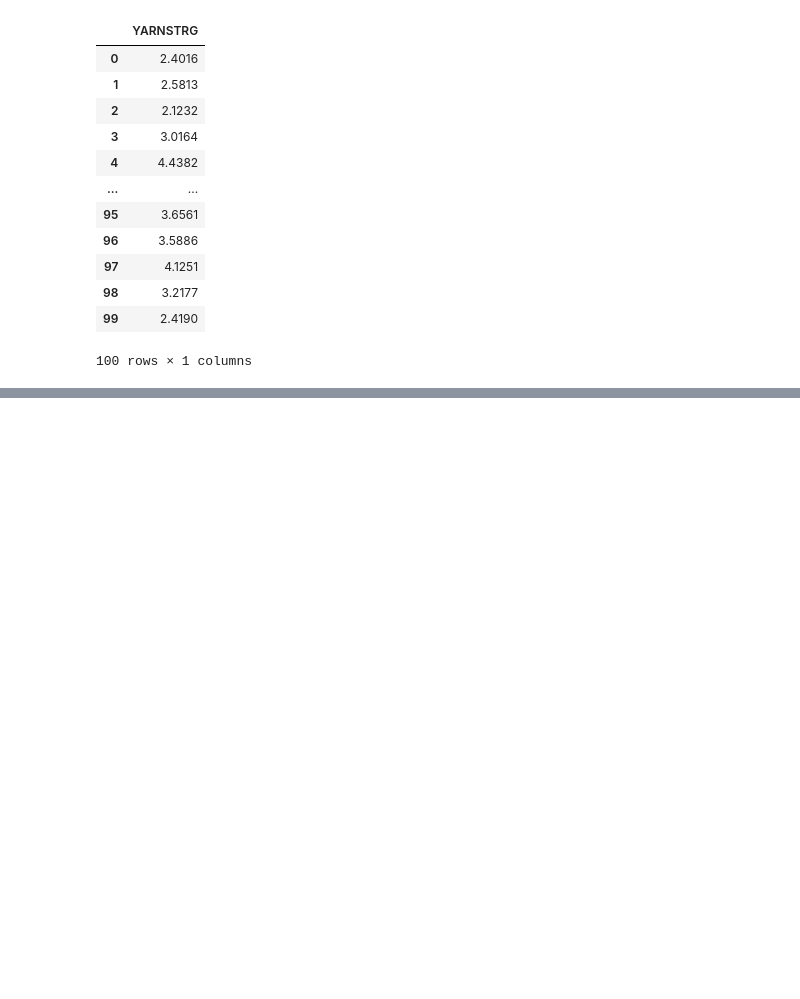
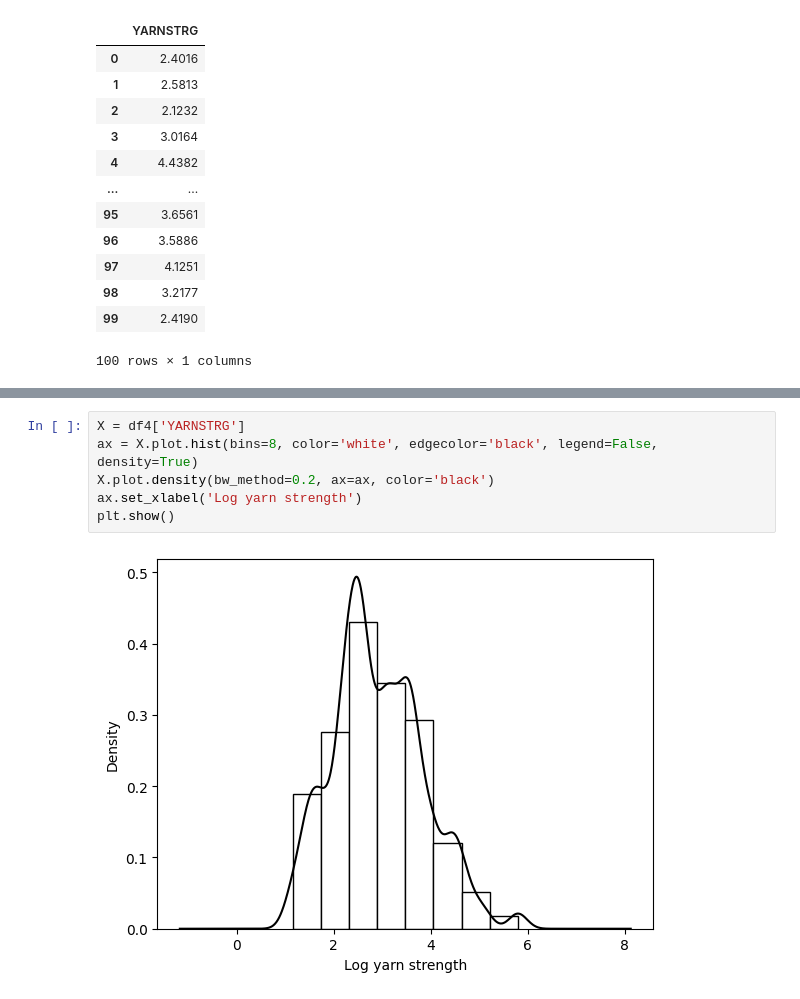
Before and after one commit to emabcede30/mistat-my-NBs, a Jupyter notebook: myChap001.ipynb, the cells around one changed output, grey strips where cells are left out. Cells and saved outputs as stored; diff of their text form; blank space fills up the shorter version.

```diff
--- a/myChap001.ipynb
+++ b/myChap001.ipynb
@@ -439,0 +506,8 @@ ecdf
+# %%
+X = df4['YARNSTRG']
+ax = X.plot.hist(bins=8, color='white', edgecolor='black', legend=False, density=True)
+X.plot.density(bw_method=0.2, ax=ax, color='black')
+ax.set_xlabel('Log yarn strength')
+plt.show()
+# %% [output]
+[figure, added]
```
Also changed, not shown: parts of 18 cells of this notebook.
